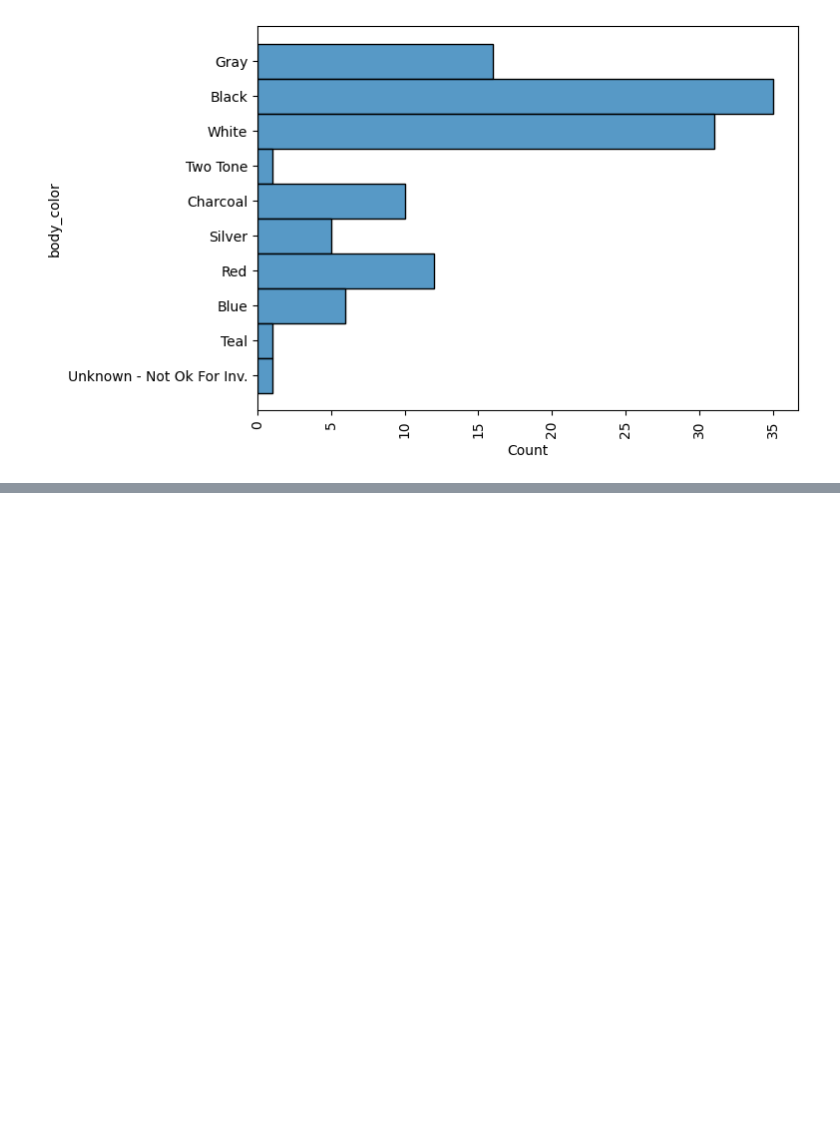
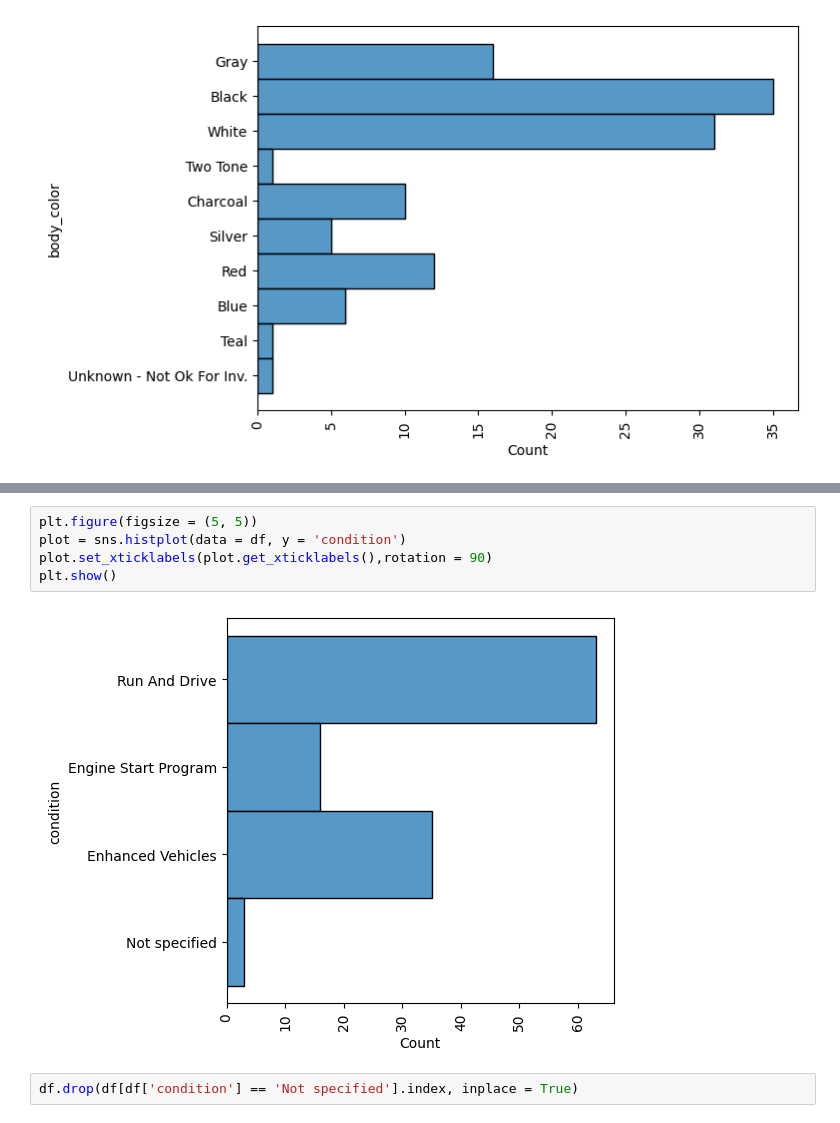
Before and after one commit to areg-hovakimyan/car-data, a Jupyter notebook: parsing_saled_car_data.ipynb, the cells around one changed output, grey strips where cells are left out. Drawn from its saved outputs; the diff is of its cells as text; blank space fills up the shorter version.

```diff
--- a/parsing_saled_car_data.ipynb
+++ b/parsing_saled_car_data.ipynb
@@ -207,0 +217,9 @@ plt.show()
+# %%
+plt.figure(figsize = (5, 5))
+plot = sns.histplot(data = df, y = 'condition')
+plot.set_xticklabels(plot.get_xticklabels(),rotation = 90)
+plt.show()
+# %% [output]
+[figure, added]
+# %%
+df.drop(df[df['condition'] == 'Not specified'].index, inplace = True)
```
Also changed, not shown: parts of 6 cells of this notebook.
